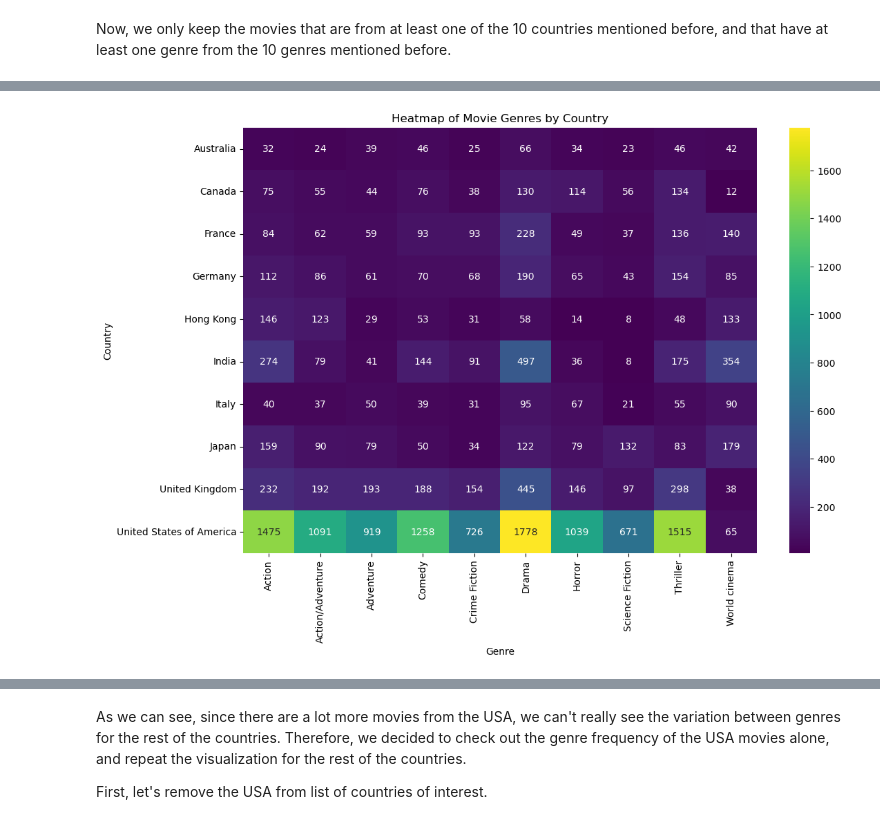
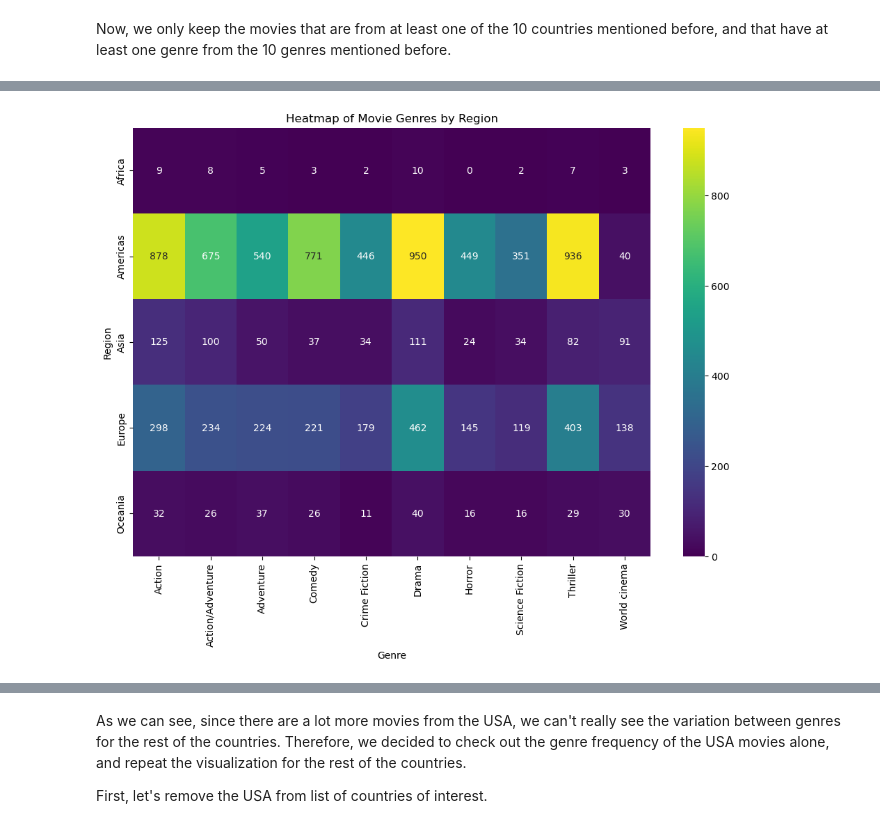
Before and after one commit to epfl-ada/ada-2023-project-boat2023, a Jupyter notebook: projectADA.ipynb, the cells around one changed output, grey strips where cells are left out. Drawn from its saved outputs; the diff is of its cells as text; code cells hidden in the pictures.

```diff
--- a/projectADA.ipynb
+++ b/projectADA.ipynb
@@ -335,30 +439,12 @@ First, let's start by identifying the 10 countries that have the most terrorism-
 # %%
-#Define a function to parse the 'Countries' column
-def parse_countries(countries_str):
-    try:
-        # Convert the string representation of a dictionary into an actual dictionary
-        countries_dict = ast.literal_eval(countries_str)
-        # Return the values (country names) of the dictionary
-        return list(countries_dict.values())
-    except ValueError as e:
-        # In case of any parsing error, return an empty list
-        return []
-
-#Apply the function to each row in the 'Countries' column
-# This will create a Series of lists
-countries_series = t_movies['Countries'].apply(parse_countries)
-
-#Explode the lists into separate rows
-exploded_countries = countries_series.explode()
-
-#Count the occurrences of each country
-country_counts = exploded_countries.value_counts()
+#Count the occurrences of each region
+region_counts = exploded_countries['Region'].value_counts()
 
 #Only keep the 10 countries that have the most movies
-country_counts = country_counts.nlargest(10)
+region_counts = region_counts.nlargest()
 
 plt.figure()
-country_counts.plot(kind='bar', color='blue')
+region_counts.plot(kind='bar', color='blue')
 plt.title('Counts of terrorism-related movies per country')
 plt.xlabel('Country')
 plt.ylabel('Movies')
@@ -377,7 +454,7 @@ for col in json_cols:
 # %% [markdown]
 Now, we only keep the movies that are from at least one of the 10 countries mentioned before, and that have at least one genre from the 10 genres mentioned before.
 # %%
-temp = list_terrorism_movies[list_terrorism_movies['Countries'].apply(contains_countries_of_interest)]
-movies_of_interest = temp[temp['Genres'].apply(contains_genres_of_interest)]
+#temp = list_terrorism_movies[list_terrorism_movies['Countries'].apply(contains_countries_of_interest)]
+movies_of_interest = exploded_countries[exploded_countries['Genres'].apply(contains_genres_of_interest)]
 movies_of_interest.head(2)
 # %% [output]
@@ -387,30 +464,29 @@ movies_of_interest.head(2)
 # %%
 #Explode the data frame twice w.r.t. Countries and Genres
-exploded_data = movies_of_interest.explode('Countries').explode('Genres')
+exploded_data = movies_of_interest.explode('Genres')
 
 #Define the countries of interest
-countries_of_interest = [
-        "United States of America", "United Kingdom", "India", "Japan",
-        "France", "Germany", "Canada", "Italy", "Hong Kong", "Australia"]
+#countries_of_interest = [
+#        "United States of America", "United Kingdom", "India", "Japan",
+#        "France", "Germany", "Canada", "Italy", "Hong Kong", "Australia"]
 
 #Define the genres of interest
 genres_of_interest = ['Drama', 'Action', 'Thriller', 'Comedy', 'Action/Adventure', 'Horror',
                           'Adventure', 'World cinema', 'Crime Fiction', 'Science Fiction']
 
 #Only keep elements of the exploded data that have one of the countries of interest and one of the genres of itnerest
 temp = exploded_data[
-    exploded_data['Countries'].isin(countries_of_interest) &
     exploded_data['Genres'].isin(genres_of_interest)]
 
 # Create a pivot table with countries as rows, genres as columns, and counts as values
-heatmap_set = pd.pivot_table(temp, index='Countries', columns='Genres', aggfunc='size', fill_value=0)
+heatmap_set = pd.pivot_table(temp, index='Region', columns='Genres', aggfunc='size', fill_value=0)
 
 #Plot the heatmap
 plt.figure(figsize=(12, 8))
 sns.heatmap(heatmap_set, annot=True, fmt='d', cmap='viridis')
-plt.title('Heatmap of Movie Genres by Country')
+plt.title('Heatmap of Movie Genres by Region')
 plt.xlabel('Genre')
-plt.ylabel('Country')
+plt.ylabel('Region')
 plt.show()
 # %% [output]
-[figure, old version]
+[figure, new version]
```
Also changed, not shown: parts of 31 cells of this notebook.
